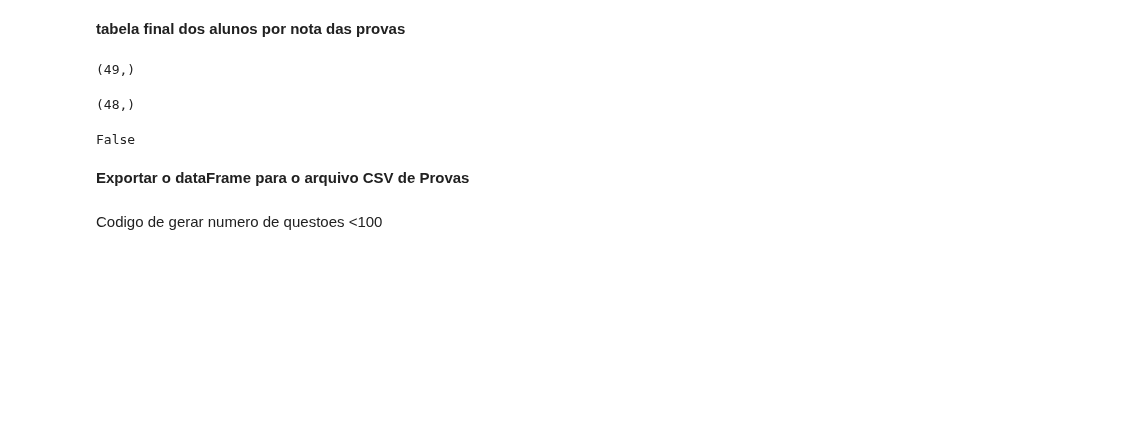
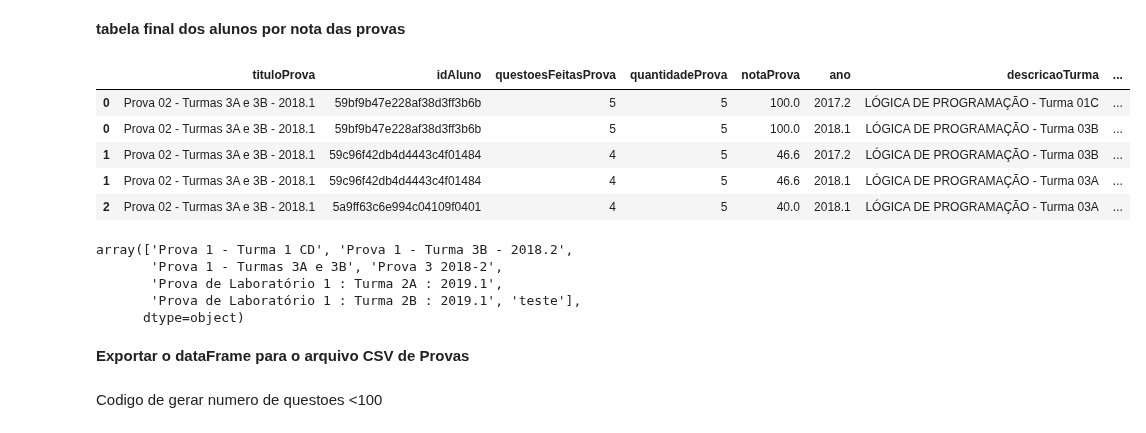
Before and after one commit to repitta/CienciaDeDadosEducacionais, a Jupyter notebook: LOP.ipynb, the cells around one changed output. Drawn from its saved outputs; the diff is of its cells as text; code cells hidden in the pictures; blank space fills up the shorter version.

```diff
--- a/LOP.ipynb
+++ b/LOP.ipynb
@@ -874,6 +537,0 @@ quantQuesProva.head()
-# %%
-mergeQuanNotaProva =  pd.merge(right= mergeQuanNotaProva, left = quantQuesProva, on=['idProva'], how="inner")
-mergeQuanNotaProva["NotaProva"]= mergeQuanNotaProva["SomaProva"] /mergeQuanNotaProva['quantidade']
-print(mergeQuanNotaProva.columns)
-print(mergeQuanNotaProva.shape)
-mergeQuanNotaProva.head(3)
@@ -896,0 +540,6 @@ Index(['quantidade', 'idProva', 'idAluno', 'SomaProva', 'idQuestao',
+# %%
+mergeQuanNotaProvaQuanQ = mergeQuanNotaProva.join(quantQuesProva.set_index('titulo'), on='titulo')
+mergeQuanNotaProvaQuanQ["notaProva"]= mergeQuanNotaProvaQuanQ["SomaProva"] /mergeQuanNotaProvaQuanQ['quantidade']
+print(mergeQuanNotaProvaQuanQ.columns)
+print(mergeQuanNotaProvaQuanQ.shape)
+mergeQuanNotaProvaQuanQ.head(3)
@@ -905,14 +559,0 @@ tabelaFinalProva
-# %%
-a = mergeUserTurmas["idTurma"].unique()
-a.shape
-# %% [output]
-(49,)
-# %%
-b= provaNovo["idTurma"].unique()
-b.shape
-# %% [output]
-(48,)
-# %%
-a == b
-# %% [output]
-False
@@ -920,0 +560,19 @@ tabelaFinalProva.loc[tabelaFinalProva["idAluno"] == "5b6b74ad9513a60408ac24a8" ,
+# %%
+mergeUseTurmasSubProva.rename(columns={'titulo':"tituloProva","quantidade":"quantidadeProva"}, inplace=True)
+mergeUseTurmasSubProvaM = mergeUseTurmasSubProva[["tituloProva",'idAluno', 'ano', 'descricaoTurma', 'idTurma','matricula','nome']]
+
+#Renomear as colunas da tabela Listas
+mergeQuanNotaProvaQuanQ.rename(columns={'titulo':"tituloProva","questoesFeitas":"questoesFeitasProva","quantidade":"quantidadeProva"}, inplace=True)
+mergeQuanNotaProvaQuanM = mergeQuanNotaProvaQuanQ[['tituloProva', 'idAluno','questoesFeitasProva', 'quantidadeProva','notaProva']]
+
+tabelaFinalProvas= mergeQuanNotaProvaQuanM.join(mergeUseTurmasSubProvaM.set_index(['tituloProva','idAluno']), on=['tituloProva','idAluno'])
+#remover as linhas duplicadas
+tabelaFinalProvas = tabelaFinalProvas.drop_duplicates()
+tabelaFinalProvas.head()
+# %% [output]
+|  | tituloProva | idAluno | questoesFeitasProva | quantidadeProva | notaProva | ano | descricaoTurma | ... |
+| 0 | Prova 02 - Turmas 3A e 3B - 2018.1 | 59bf9b47e228af38d3ff3b6b | 5 | 5 | 100.0 | 2017.2 | LÓGICA DE PROGRAMAÇÃO - Turma 01C | ... |
+| 0 | Prova 02 - Turmas 3A e 3B - 2018.1 | 59bf9b47e228af38d3ff3b6b | 5 | 5 | 100.0 | 2018.1 | LÓGICA DE PROGRAMAÇÃO - Turma 03B | ... |
+| 1 | Prova 02 - Turmas 3A e 3B - 2018.1 | 59c96f42db4d4443c4f01484 | 4 | 5 | 46.6 | 2017.2 | LÓGICA DE PROGRAMAÇÃO - Turma 03B | ... |
+| 1 | Prova 02 - Turmas 3A e 3B - 2018.1 | 59c96f42db4d4443c4f01484 | 4 | 5 | 46.6 | 2018.1 | LÓGICA DE PROGRAMAÇÃO - Turma 03A | ... |
+| 2 | Prova 02 - Turmas 3A e 3B - 2018.1 | 5a9ff63c6e994c04109f0401 | 4 | 5 | 40.0 | 2018.1 | LÓGICA DE PROGRAMAÇÃO - Turma 03A | ... |
@@ -921,3 +592,11 @@ tabelaFinalProva.loc[tabelaFinalProva["idAluno"] == "5b6b74ad9513a60408ac24a8" ,
+# %%
+res["tituloProva"].unique()
+# %% [output]
+array(['Prova 1 - Turma 1 CD', 'Prova 1 - Turma 3B - 2018.2',
+       'Prova 1 - Turmas 3A e 3B', 'Prova 3 2018-2',
+       'Prova de Laboratório 1 : Turma 2A : 2019.1',
+       'Prova de Laboratório 1 : Turma 2B : 2019.1', 'teste'],
+      dtype=object)
 # %% [markdown]
 **Exportar o dataFrame para o arquivo CSV de Provas**
 # %%
```
Also changed, not shown: parts of 58 cells of this notebook.
